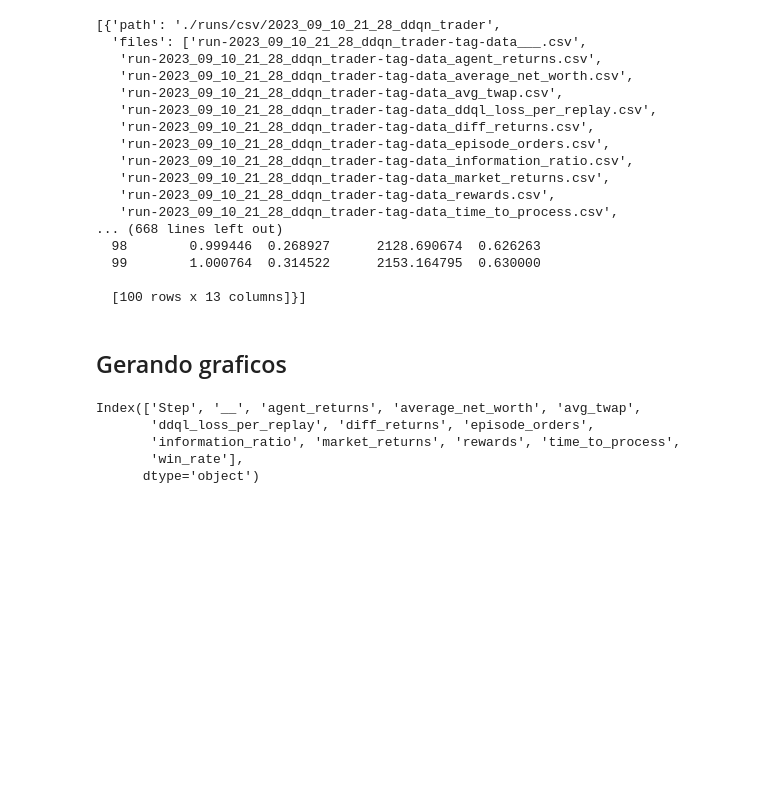
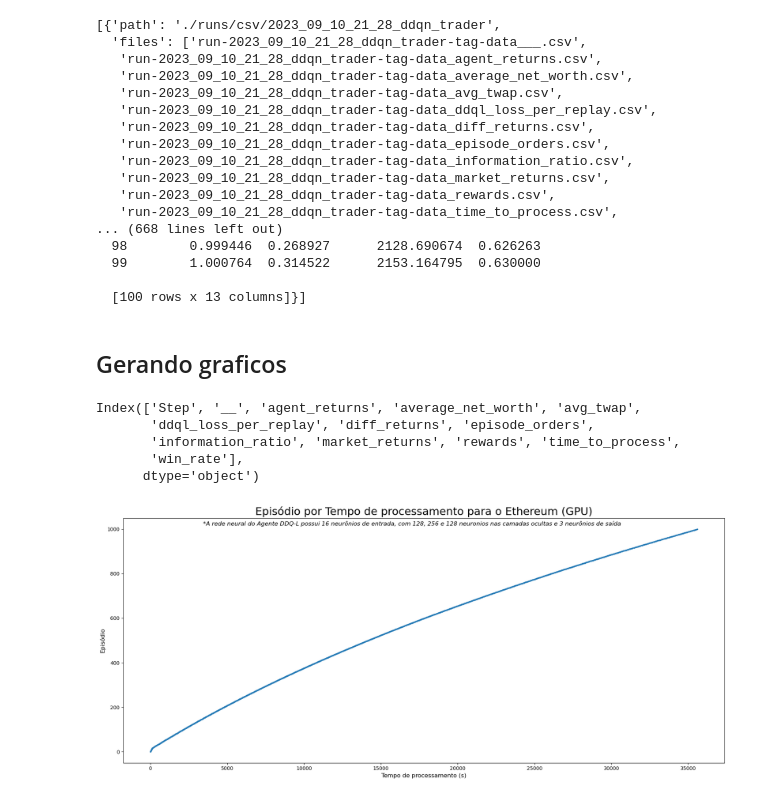
Before and after one commit to douglasnacl/master, a Jupyter notebook: build-table.ipynb, the cells around one changed output. Cells and saved outputs as stored; diff of their text form; code cells hidden in the pictures; blank space fills up the shorter version.

```diff
--- a/build-table.ipynb
+++ b/build-table.ipynb
@@ -9,6 +9,6 @@ folder_path = './runs/csv/'
 
 items_list = os.listdir(folder_path)
 
-directories = [folder_path + item for item in items_list if os.path.isdir(os.path.join(folder_path, item))]
+directories = [item for item in items_list if os.path.isdir(os.path.join(folder_path, item))]
 directories
 # %% [output]
@@ -31,12 +31,12 @@ directories_dict = []
 directory_dict = {}
 
 for directory in directories:
-    files_inside_directory = os.listdir(directory)
+    files_inside_directory = os.listdir(f"{folder_path}{directory}")
     files = [file for file in files_inside_directory if file.endswith('.csv')]
     files.sort()
 
     directory_dict = {
-        'path': directory,
+        'path': f"{folder_path}{directory}",
         'files': files
     }
     directories_dict.append(directory_dict)
@@ -145,4 +145,67 @@ Index(['Step', '__', 'agent_returns', 'average_net_worth', 'avg_twap',
        'information_ratio', 'market_returns', 'rewards', 'time_to_process',
        'win_rate'],
       dtype='object')
+# %%
+def plot_data(directories_dict, axis, axis_label='', title=''):
+    def get_network_architecture(input_text):
+        input = re.search(r'input: (\d+)', input_text).group(1)
+
+        hidden_layers = re.search(r'internals: \((.*?)\)', input_text).group(1)
+        hidden_layers = hidden_layers.split(', ')
+        hidden_layers = ", ".join(map(str, hidden_layers[:-1])) + " e " + str(hidden_layers[-1])
+
+        output = re.search(r'output: \[(.*?)\]', input_text).group(1)
+        output = len([int(numero) for numero in output.split()])
+
+        output_text = f'*A rede neural do Agente DDQ-L possui {input} neurônios de entrada, com {hidden_layers} neuronios nas camadas ocultas e {output} neurônios de saída'
+
+        return output_text
+
+    def translate_fn(key, type='title'):
+        translate_dict = {
+            'Step': 'Episódio',
+            'agent_returns': 'Retorno do agente',
+            'average_net_worth': {'title': 'Patrimônio líquido médio', 'label': 'Patrimônio líquido médio (USD)'},
+            'avg_twap': 'TWAP médio',
+            'diff_returns': 'Diferença de retorno',
+            'episode_orders': 'Pedidos por episódio',
+            'information_ratio': 'Razão de informação',
+            'market_returns': 'Retorno do mercado',
+            'rewards': 'Recompensas',
+            'time_to_process': {'title': 'Tempo de processamento', 'label': 'Tempo de processamento (s)'},
+            'win_rate': 'Taxa de sucesso'
+        }
+
+        if isinstance(translate_dict.get(key), dict):
+            if type == 'title':
+                return translate_dict.get(key).get('title')
+            elif type == 'label':
+                return translate_dict.get(key).get('label')
+            else:
+                raise Exception('Type not found')
+        elif translate_dict.get(x, None):
+            return translate_dict.get(key)
+        else:
+            return x
+
+    x, y = axis
+    x_label, y_label = axis_label if isinstance(axis_label, tuple) else axis
+    fig = plt.figure(figsize=(18,8))
+
+    df = directories_dict.get('dataframe')
+    plt.plot(df[x], df[y], marker='o',linestyle='-', markersize=2)
+    title = f"{translate_fn(y_label, 'title')} por {translate_fn(x_label, 'title')} para o {'Bitcoin' if directories_dict.get('stock_name') == 'BTCUSD_1h' else 'Ethereum'} ({directories_dict.get('processing_device')})"
+    ax = plt.title(title, fontsize=22)
+
+    ax = plt.suptitle(get_network_architecture(directories_dict.get("network_architecture")), fontsize=12, style='italic' , y=0.93)
+
+    ax=plt.xlabel(translate_fn(x_label, 'label') , fontsize=12)
+    ax=plt.ylabel(translate_fn(y_label, 'label') , fontsize=12)
+    ax=plt.gca()
+    fig.tight_layout()
+    plt.show()
+
+plot_data(directories_dict[1], axis=('time_to_process', 'Step'), title='Close')
+# %% [output]
+[figure, added]
 # %%
```
Also changed, not shown: parts of 5 cells of this notebook, 1 other file.
